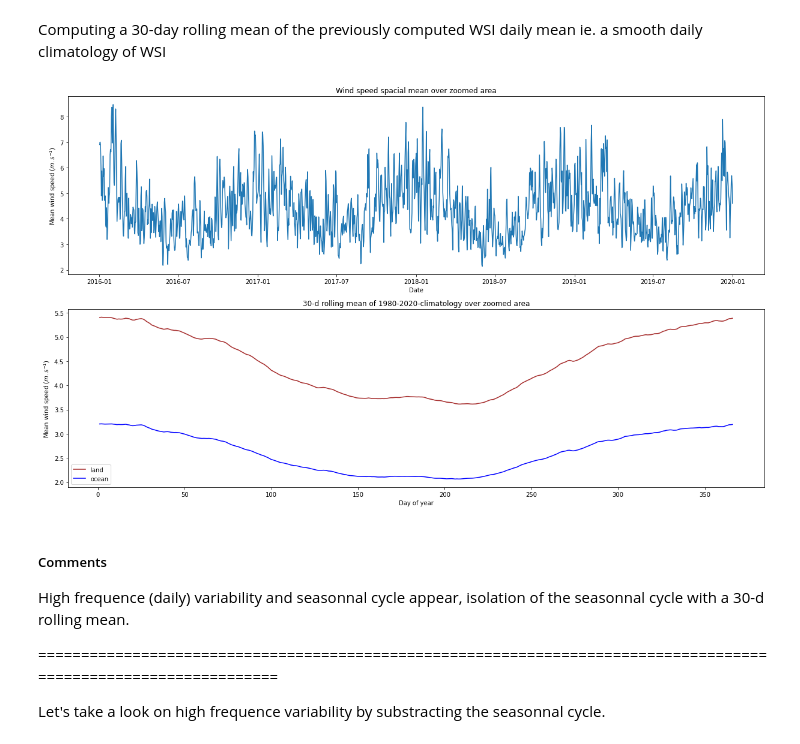
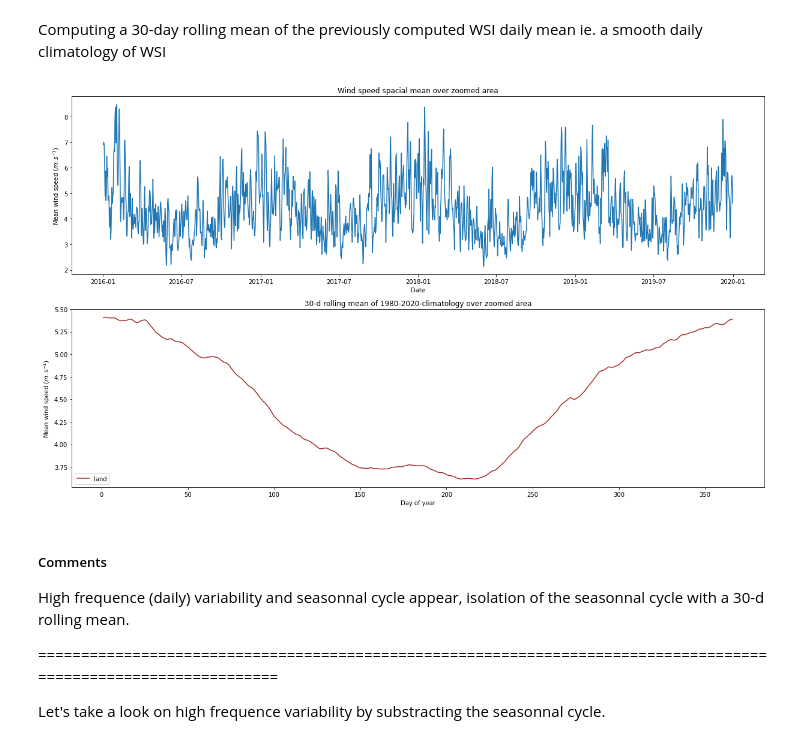
Before and after one commit to bchatelon/year_weather_regime, a Jupyter notebook: wind_outage.ipynb, the cells around one changed output. Cells and saved outputs as stored; diff of their text form; code cells hidden in the pictures.

```diff
--- a/wind_outage.ipynb
+++ b/wind_outage.ipynb
@@ -211,24 +131,23 @@ wso_index_day_mean = xr.concat([
 # %%
 fig = plt.figure(figsize=(17, 10))
 
 ax = fig.add_subplot(2, 1, 1)
 ax.set_title('Wind speed spacial mean over zoomed area')
 ax.plot(ws_index.time.values[-365*4:], ws_index.ws[-365*4:])
 ax.set_xlabel('Date')
 ax.set_ylabel('Mean wind speed ($m.s^{-1}$)')
 
 ax = fig.add_subplot(2, 1, 2)
 ax.set_title('30-d rolling mean of 1980-2020-climatology over zoomed area')
 ax.plot(ws_index_day_mean.dayofyear, ws_index_day_mean, color = 'brown', label = 'land')
-ax.plot(wso_index_day_mean.dayofyear, wso_index_day_mean, color = 'blue', label = 'ocean')
 ax.set_xlabel('Day of year')
 ax.set_ylabel('Mean wind speed ($m.s^{-1}$)')
 ax.legend()
 
 plt.tight_layout()
 plt.show()
 # %% [output]
-[figure, old version]
+[figure, new version]
 # %% [markdown]
 ##### Comments
 High frequence (daily) variability and seasonnal cycle appear, isolation of the seasonnal cycle with a 30-d rolling mean.
```
Also changed, not shown: parts of 42 cells of this notebook, 5 other files.
